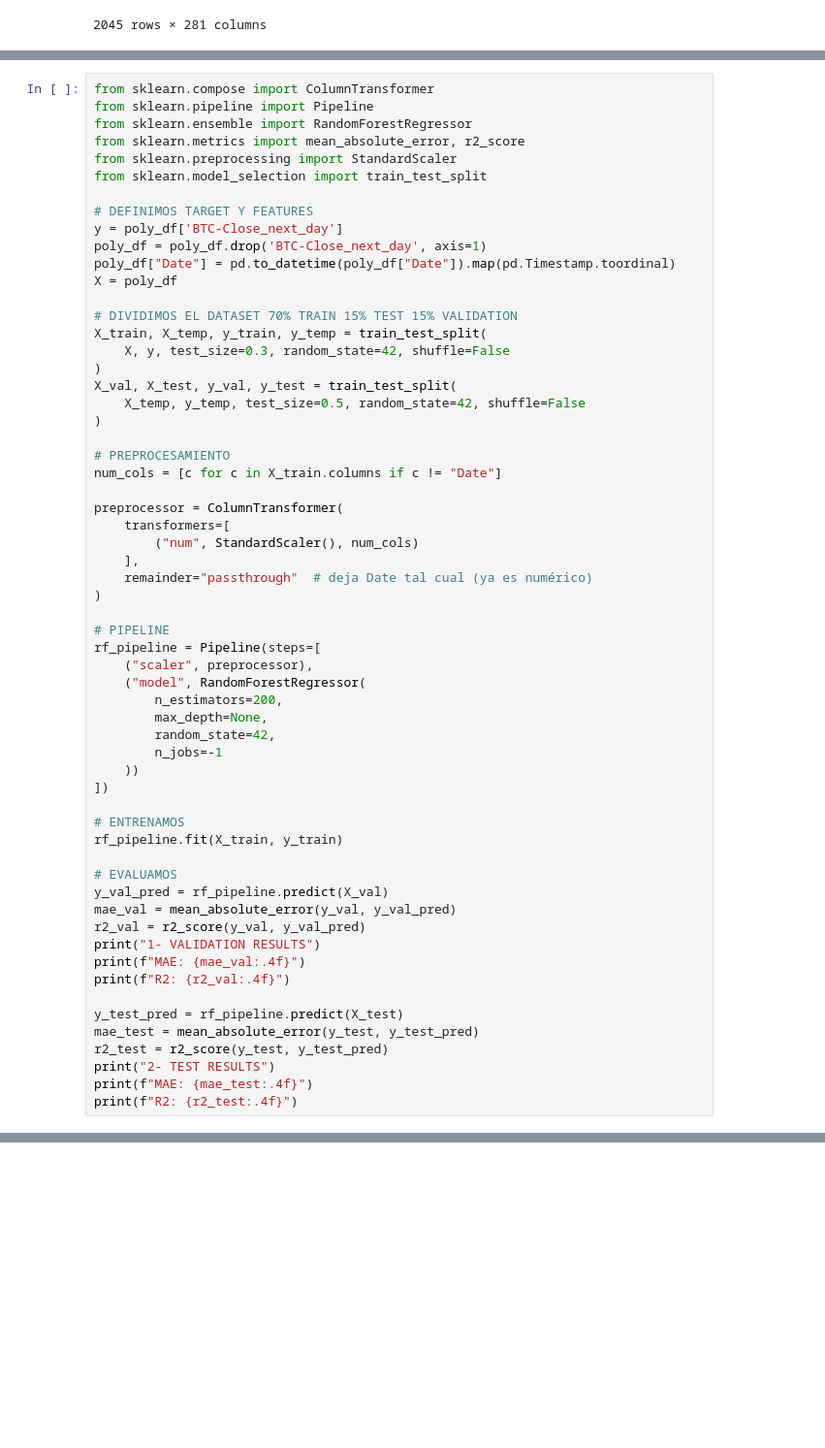
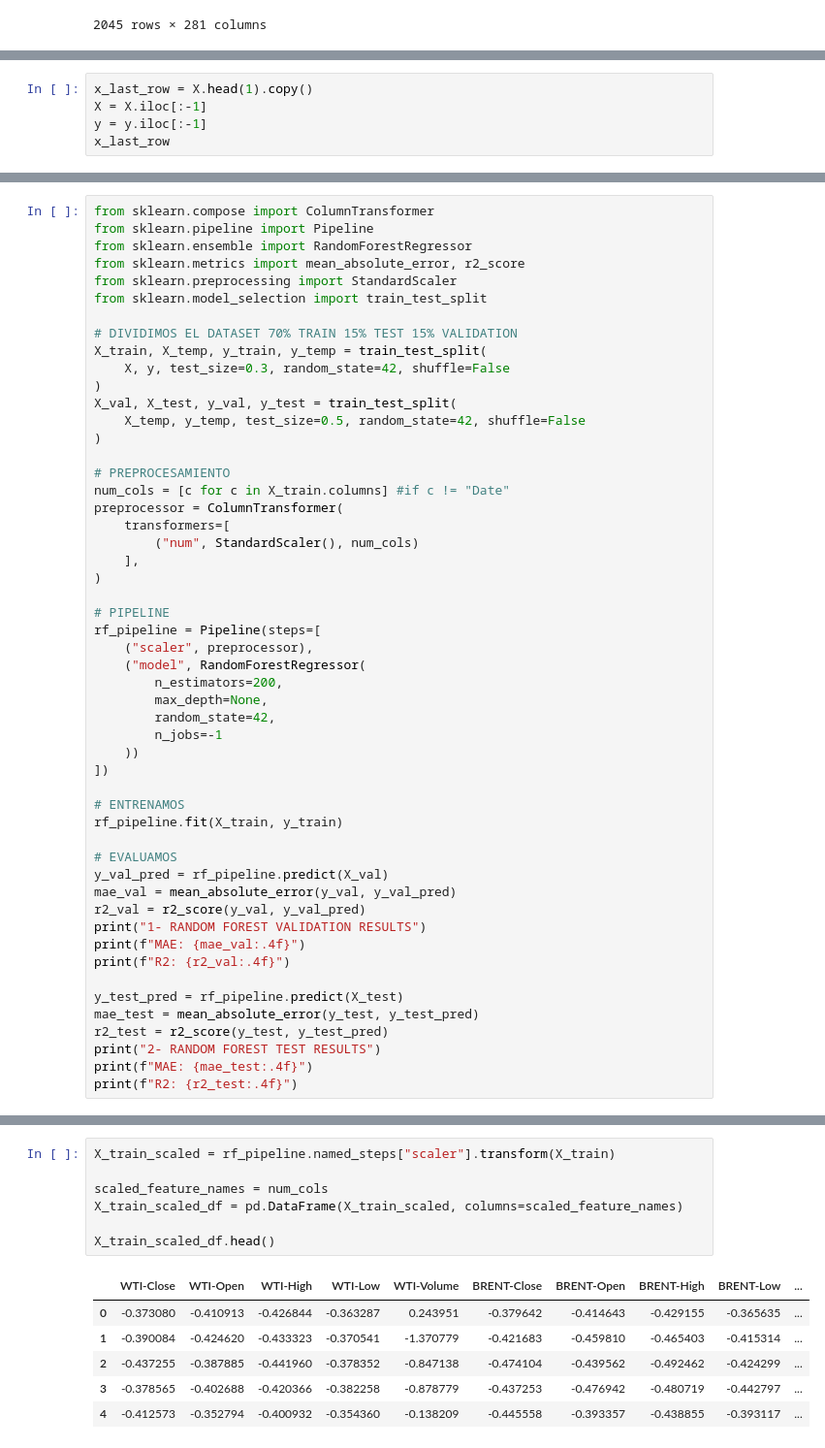
Before and after one commit to mijaelsegura03/ML_Bitcoin, a Jupyter notebook: EDA/OHLCs/models.ipynb, the cells around one changed output, grey strips where cells are left out. Shown at 97% size. Cells and saved outputs as stored; diff of their text form; blank space fills up the shorter version.

```diff
--- a/EDA/OHLCs/EDA-1.ipynb
+++ b/EDA/OHLCs/models.ipynb
@@ -590,0 +630,5 @@ last_row
+# %%
+x_last_row = X.head(1).copy()
+X = X.iloc[:-1]
+y = y.iloc[:-1]
+x_last_row
@@ -595,12 +643,6 @@ from sklearn.ensemble import RandomForestRegressor
 from sklearn.metrics import mean_absolute_error, r2_score
 from sklearn.preprocessing import StandardScaler
 from sklearn.model_selection import train_test_split
-
-# DEFINIMOS TARGET Y FEATURES
-y = poly_df['BTC-Close_next_day']
-poly_df = poly_df.drop('BTC-Close_next_day', axis=1)
-poly_df["Date"] = pd.to_datetime(poly_df["Date"]).map(pd.Timestamp.toordinal)
-X = poly_df
 
 # DIVIDIMOS EL DATASET 70% TRAIN 15% TEST 15% VALIDATION
 X_train, X_temp, y_train, y_temp = train_test_split(
@@ -611,13 +653,11 @@ X_val, X_test, y_val, y_test = train_test_split(
 )
 
 # PREPROCESAMIENTO
-num_cols = [c for c in X_train.columns if c != "Date"]
-
+num_cols = [c for c in X_train.columns] #if c != "Date"
 preprocessor = ColumnTransformer(
     transformers=[
         ("num", StandardScaler(), num_cols)
     ],
-    remainder="passthrough"  # deja Date tal cual (ya es numérico)
 )
 
 # PIPELINE
@@ -638,14 +678,14 @@ rf_pipeline.fit(X_train, y_train)
 y_val_pred = rf_pipeline.predict(X_val)
 mae_val = mean_absolute_error(y_val, y_val_pred)
 r2_val = r2_score(y_val, y_val_pred)
-print("1- VALIDATION RESULTS")
+print("1- RANDOM FOREST VALIDATION RESULTS")
 print(f"MAE: {mae_val:.4f}")
 print(f"R2: {r2_val:.4f}")
 
 y_test_pred = rf_pipeline.predict(X_test)
 mae_test = mean_absolute_error(y_test, y_test_pred)
 r2_test = r2_score(y_test, y_test_pred)
-print("2- TEST RESULTS")
+print("2- RANDOM FOREST TEST RESULTS")
 print(f"MAE: {mae_test:.4f}")
 print(f"R2: {r2_test:.4f}")
 # %% [output]
@@ -665,0 +698,14 @@ last_row
+# %%
+X_train_scaled = rf_pipeline.named_steps["scaler"].transform(X_train)
+
+scaled_feature_names = num_cols
+X_train_scaled_df = pd.DataFrame(X_train_scaled, columns=scaled_feature_names)
+
+X_train_scaled_df.head()
+# %% [output]
+|  | WTI-Close | WTI-Open | WTI-High | WTI-Low | WTI-Volume | BRENT-Close | BRENT-Open | BRENT-High | BRENT-Low | ... |
+| 0 | -0.373080 | -0.410913 | -0.426844 | -0.363287 | 0.243951 | -0.379642 | -0.414643 | -0.429155 | -0.365635 | ... |
+| 1 | -0.390084 | -0.424620 | -0.433323 | -0.370541 | -1.370779 | -0.421683 | -0.459810 | -0.465403 | -0.415314 | ... |
+| 2 | -0.437255 | -0.387885 | -0.441960 | -0.378352 | -0.847138 | -0.474104 | -0.439562 | -0.492462 | -0.424299 | ... |
+| 3 | -0.378565 | -0.402688 | -0.420366 | -0.382258 | -0.878779 | -0.437253 | -0.476942 | -0.480719 | -0.442797 | ... |
+| 4 | -0.412573 | -0.352794 | -0.400932 | -0.354360 | -0.138209 | -0.445558 | -0.393357 | -0.438855 | -0.393117 | ... |
```
Also changed, not shown: parts of 15 cells of this notebook, 1 other file.
